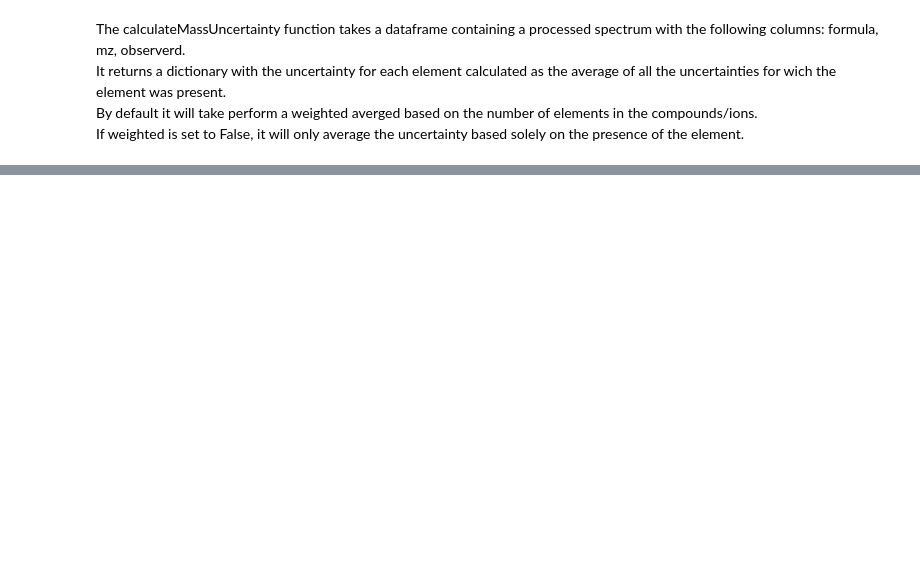
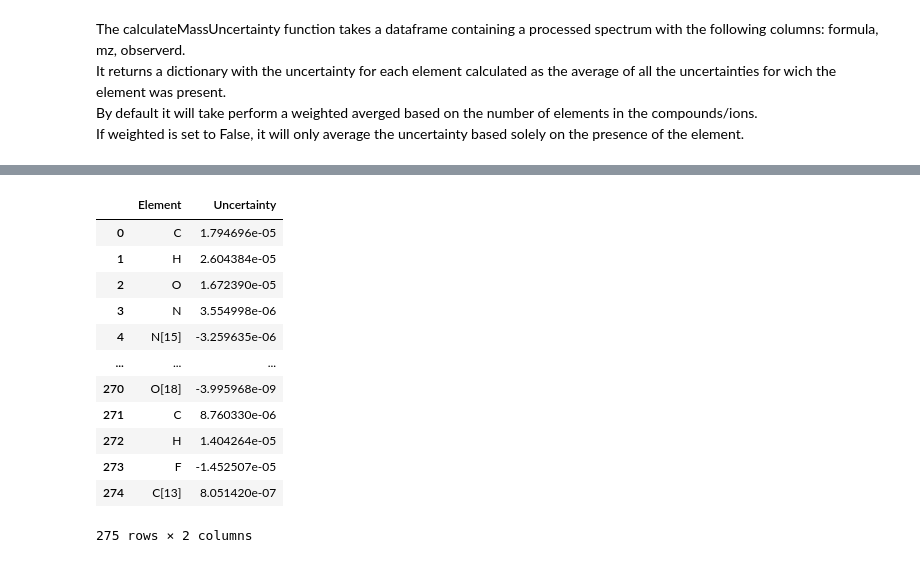
Before and after one commit to jokinen77/DataScienceProject1-Orbitrap, a Jupyter notebook: Elements Uncertainty.ipynb, the cells around one changed output, grey strips where cells are left out. Drawn from its saved outputs; the diff is of its cells as text; code cells hidden in the pictures; blank space fills up the shorter version.

Commit message:
Polished function. Added Preliminary element analysis

```diff
--- a/Elements Uncertainty.ipynb
+++ b/Elements Uncertainty.ipynb
@@ -33,7 +21,7 @@ If weighted is set to False, it will only average the uncertainty based solely o
 # %%
 from pyteomics import mass
 
-def calculateMassUncertainty(processedSpectrum, weighted=True, show=False):
+def calculateMassUncertainty(processedSpectrum, weighted=True, dfOutput=True, show=False):
     data = [processedSpectrum["formula"],processedSpectrum["mz"]-processedSpectrum["observed"]]
     headers = ["formula", "uncertainty"]
     instance = pd.concat(data, axis=1, keys=headers)
@@ -55,10 +43,15 @@ def calculateMassUncertainty(processedSpectrum, weighted=True, show=False):
     for e in elements.keys():
         elements[e] = sum(elements[e]) / len(elements[e])
     if show:
-        print(elements)
         keys = elements.keys()
         values = elements.values()
+        plt.figure(1)
         plt.bar(keys, values)
+    if dfOutput:
+        df = pd.DataFrame(elements.items(), columns=['Element', 'Uncertainty'])
+        return df
+    else:
+        return elements
 # %%
 %matplotlib notebook
 #calculateMassUncertainty(df)
@@ -69,0 +78,43 @@ calculateMassUncertainty(df, True, True)
+# %%
+folder = spectrum_data_directory = "C:/Users/Antonio/Google Drive/Orbitrap project/Data//CI-orbi_20201117165601 folder (first smal deviation file)/2 mins"
+peak_list_file = "C:/Users/Antonio/Desktop/Esercizi prog/Data science project/peak list/peaklist_1e5_background.csv"
+
+spectrum_data_files = []
+spectrum_data = []
+
+# Get data files
+for file in [f for f in listdir(folder) if isfile(join(folder, f))]:
+    path_to_file = join(folder, file)
+    #print(path_to_file)
+    if file.endswith(".csv"):
+        spectrum_data_files.append(path_to_file)
+for file in spectrum_data_files:
+    spectrum_data.append(readFile(file))
+
+peak_list = pd.read_csv(peak_list_file)
+# %%
+identified_spectra = []
+uncertaintydf = pd.DataFrame({'Element' : [], 'Uncertainty' : []})
+dfs = []
+for i in range(len(spectrum_data)):
+    identified_spectra.append(identifyPeaks(spectrum_data[i], peak_list, 0.002))
+    dfs.append(calculateMassUncertainty(identified_spectra[i]))
+# %%
+uncertaintydf = pd.DataFrame({'Element' : [], 'Uncertainty' : []})
+for i in range(1, len(dfs)):
+    uncertaintydf = uncertaintydf.append(dfs[i], ignore_index = True)
+uncertaintydf
+# %% [output]
+|  | Element | Uncertainty |
+| 0 | C | 1.794696e-05 |
+| 1 | H | 2.604384e-05 |
+| 2 | O | 1.672390e-05 |
+| 3 | N | 3.554998e-06 |
+| 4 | N[15] | -3.259635e-06 |
+| ... | ... | ... |
+| 270 | O[18] | -3.995968e-09 |
+| 271 | C | 8.760330e-06 |
+| 272 | H | 1.404264e-05 |
+| 273 | F | -1.452507e-05 |
+| 274 | C[13] | 8.051420e-07 |
+275 rows × 2 columns
```
Also changed, not shown: parts of 11 cells of this notebook.
